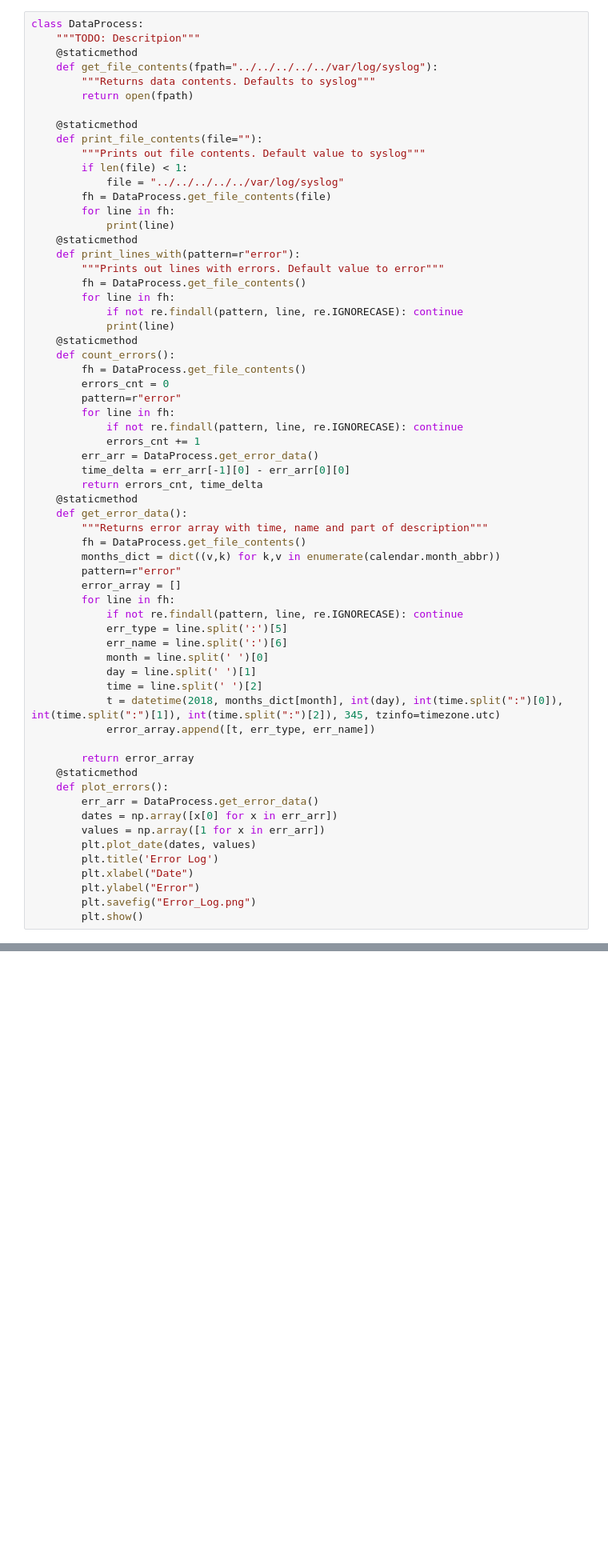
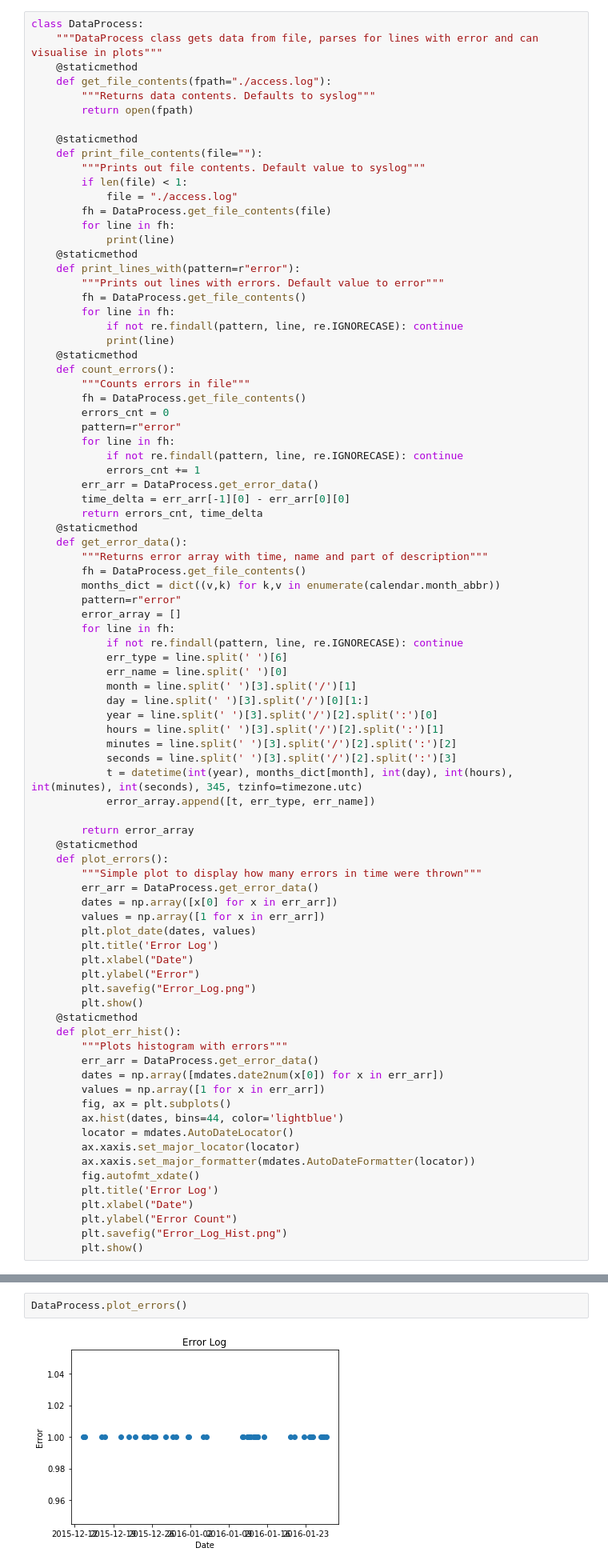
Before and after one commit to kajzer/bootcamp_data_science, a Jupyter notebook: Week_02/Parse_syslog.ipynb, the cells around one changed output, grey strips where cells are left out. Shown at 80% size. Saved outputs shown, nothing was run; the diff lists cells and outputs as text; blank space fills up the shorter version.

```diff
--- a/Week_02/Parse_syslog.ipynb
+++ b/Week_02/Parse_syslog.ipynb
@@ -29,9 +32,9 @@ print(os.getcwd())
 /media/sf_SharedFolderDS/code/bootcamp_data_science/Week_02
 # %%
 class DataProcess:
-    """TODO: Descritpion"""
+    """DataProcess class gets data from file, parses for lines with error and can visualise in plots"""
     @staticmethod
-    def get_file_contents(fpath="../../../../../var/log/syslog"):
+    def get_file_contents(fpath="./access.log"):
         """Returns data contents. Defaults to syslog"""
         return open(fpath)
 
@@ -39,7 +42,7 @@ class DataProcess:
     def print_file_contents(file=""):
         """Prints out file contents. Default value to syslog"""
         if len(file) < 1:
-            file = "../../../../../var/log/syslog"
+            file = "./access.log"
         fh = DataProcess.get_file_contents(file)
         for line in fh:
             print(line)
@@ -52,6 +55,7 @@ class DataProcess:
             print(line)
     @staticmethod
     def count_errors():
+        """Counts errors in file"""
         fh = DataProcess.get_file_contents()
         errors_cnt = 0
         pattern=r"error"
@@ -70,17 +74,21 @@ class DataProcess:
         error_array = []
         for line in fh:
             if not re.findall(pattern, line, re.IGNORECASE): continue
-            err_type = line.split(':')[5]
-            err_name = line.split(':')[6]
-            month = line.split(' ')[0]
-            day = line.split(' ')[1]
-            time = line.split(' ')[2]
-            t = datetime(2018, months_dict[month], int(day), int(time.split(":")[0]), int(time.split(":")[1]), int(time.split(":")[2]), 345, tzinfo=timezone.utc)
+            err_type = line.split(' ')[6]
+            err_name = line.split(' ')[0]
+            month = line.split(' ')[3].split('/')[1]
+            day = line.split(' ')[3].split('/')[0][1:]
+            year = line.split(' ')[3].split('/')[2].split(':')[0]
+            hours = line.split(' ')[3].split('/')[2].split(':')[1]
+            minutes = line.split(' ')[3].split('/')[2].split(':')[2]
+            seconds = line.split(' ')[3].split('/')[2].split(':')[3]
+            t = datetime(int(year), months_dict[month], int(day), int(hours), int(minutes), int(seconds), 345, tzinfo=timezone.utc)
             error_array.append([t, err_type, err_name])
 
         return error_array
     @staticmethod
     def plot_errors():
+        """Simple plot to display how many errors in time were thrown"""
         err_arr = DataProcess.get_error_data()
         dates = np.array([x[0] for x in err_arr])
         values = np.array([1 for x in err_arr])
@@ -90,3 +98,20 @@ class DataProcess:
         plt.ylabel("Error")
         plt.savefig("Error_Log.png")
         plt.show()
+    @staticmethod
+    def plot_err_hist():
+        """Plots histogram with errors"""
+        err_arr = DataProcess.get_error_data()
+        dates = np.array([mdates.date2num(x[0]) for x in err_arr])
+        values = np.array([1 for x in err_arr])
+        fig, ax = plt.subplots()
+        ax.hist(dates, bins=44, color='lightblue')
+        locator = mdates.AutoDateLocator()
+        ax.xaxis.set_major_locator(locator)
+        ax.xaxis.set_major_formatter(mdates.AutoDateFormatter(locator))
+        fig.autofmt_xdate()
+        plt.title('Error Log')
+        plt.xlabel("Date")
+        plt.ylabel("Error Count")
+        plt.savefig("Error_Log_Hist.png")
+        plt.show()
@@ -113,0 +150,4 @@ DataProcess.get_error_data()
+# %%
+DataProcess.plot_errors()
+# %% [output]
+[figure, added]
```
Also changed, not shown: parts of 29 cells of this notebook, 7 other files.
